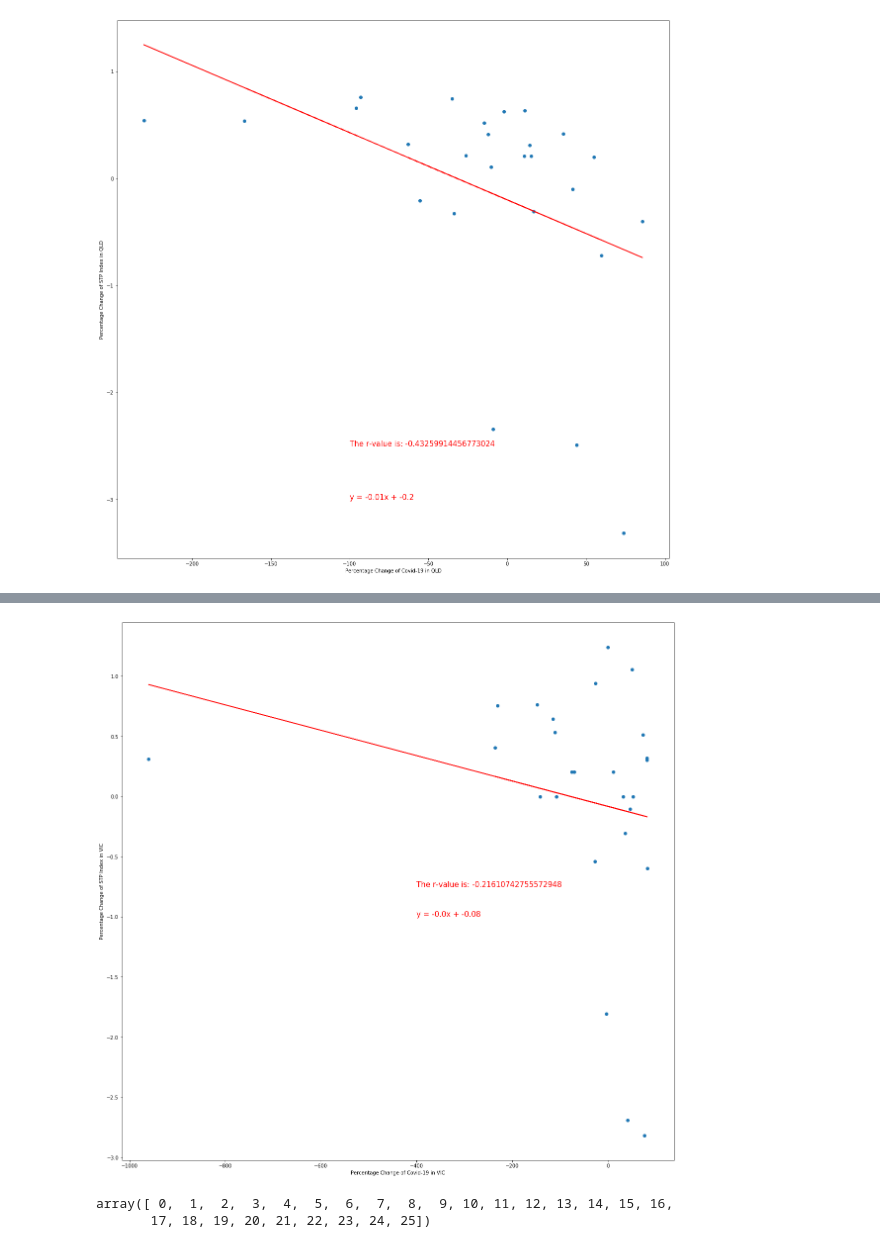
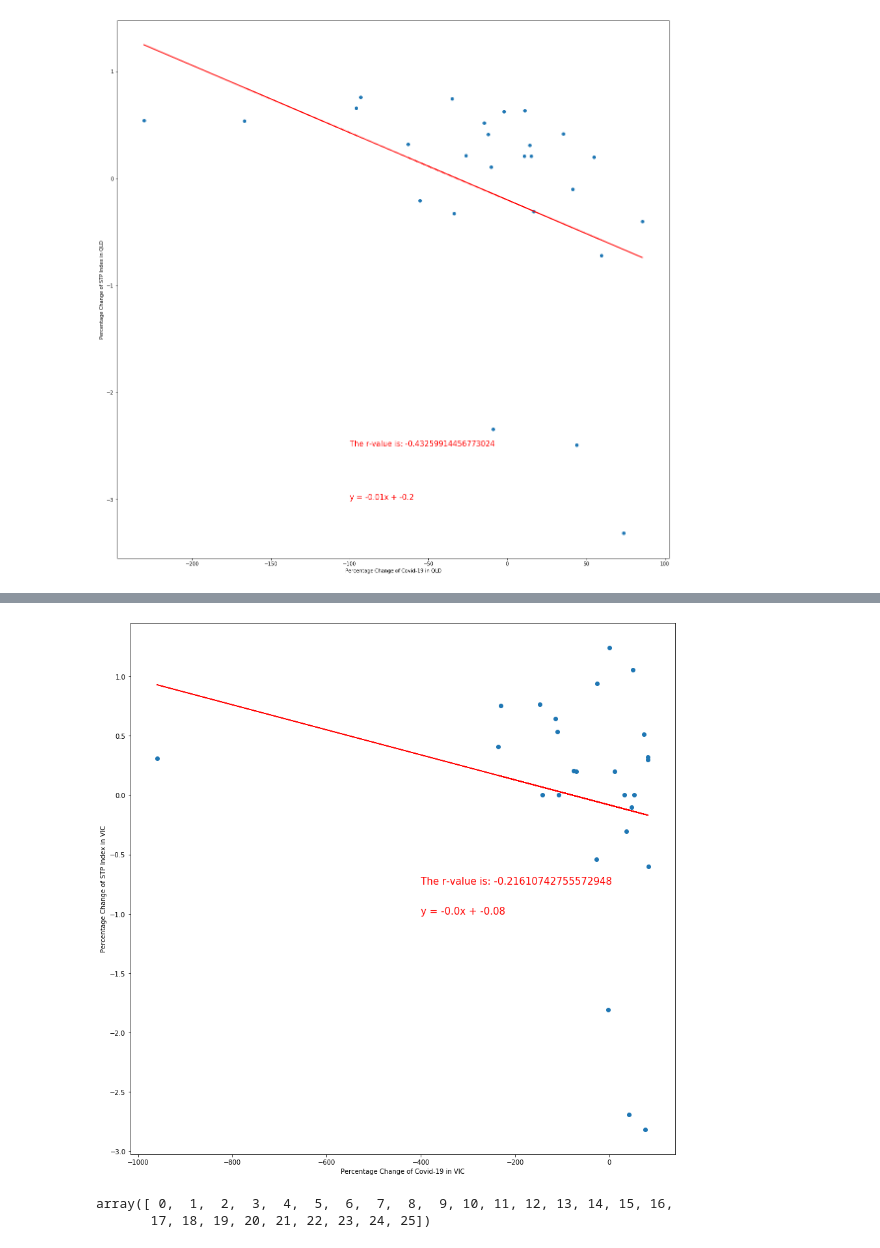
Before and after one commit to ali-beer/covid_payroll_project, a Jupyter notebook: graph_linregress.ipynb, the cells around one changed output, grey strips where cells are left out. Drawn from its saved outputs; the diff is of its cells as text; code cells hidden in the pictures.

```diff
--- a/graph_linregress.ipynb
+++ b/graph_linregress.ipynb
@@ -135,20 +135,20 @@ The r-squared value is: 0.017713077306362034
 # %%
-plt.figure(figsize=((20,20)))
+plt.figure(figsize=((15,15)))
 x_val = wa_covid["percentage"]
 y_val = wa_df["diff"]
 (slope, intercept, rvalue, pvalue, stderr) = st.linregress(x_val, y_val)
 regress_values = x_val * slope + intercept
 line_eq = "y = " + str(round(slope,2)) + "x + " + str(round(intercept,2))
 r = "The r-value is: " + str(rvalue)
 plt.annotate(line_eq,(-400,-1),fontsize=15,color="red")
 plt.annotate(r,(-400,-0.75),fontsize=15,color="red")
 plt.xlabel("Percentage Change of Covid-19 in VIC")
 plt.ylabel("Percentage Change of STP Index in VIC")
 plt.plot(x_val,regress_values,"r-")
 plt.scatter(wa_covid["percentage"],wa_df["diff"])
 plt.savefig("wa_corr.png")
 # %% [output]
-[figure, old version]
+[figure, new version]
 # %%
 x_axis = np.arange(len(qld_covid["percentage"]))
 x_axis
```
Also changed, not shown: parts of 4 cells of this notebook, 5 other files.
